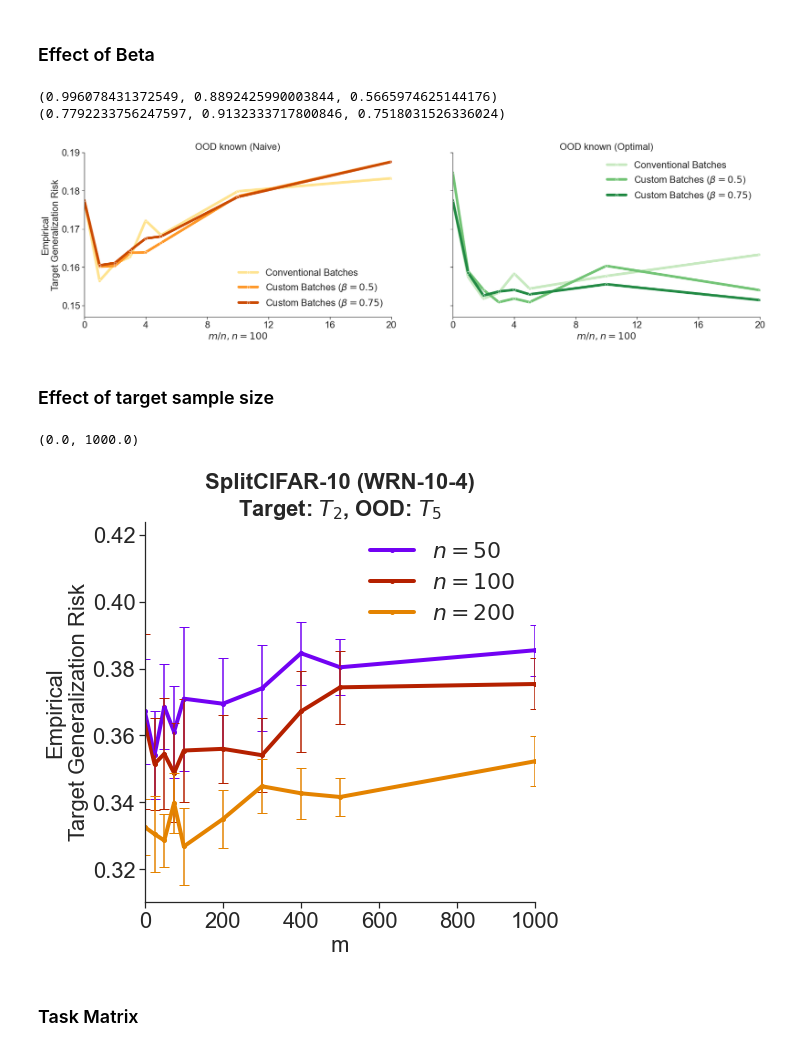
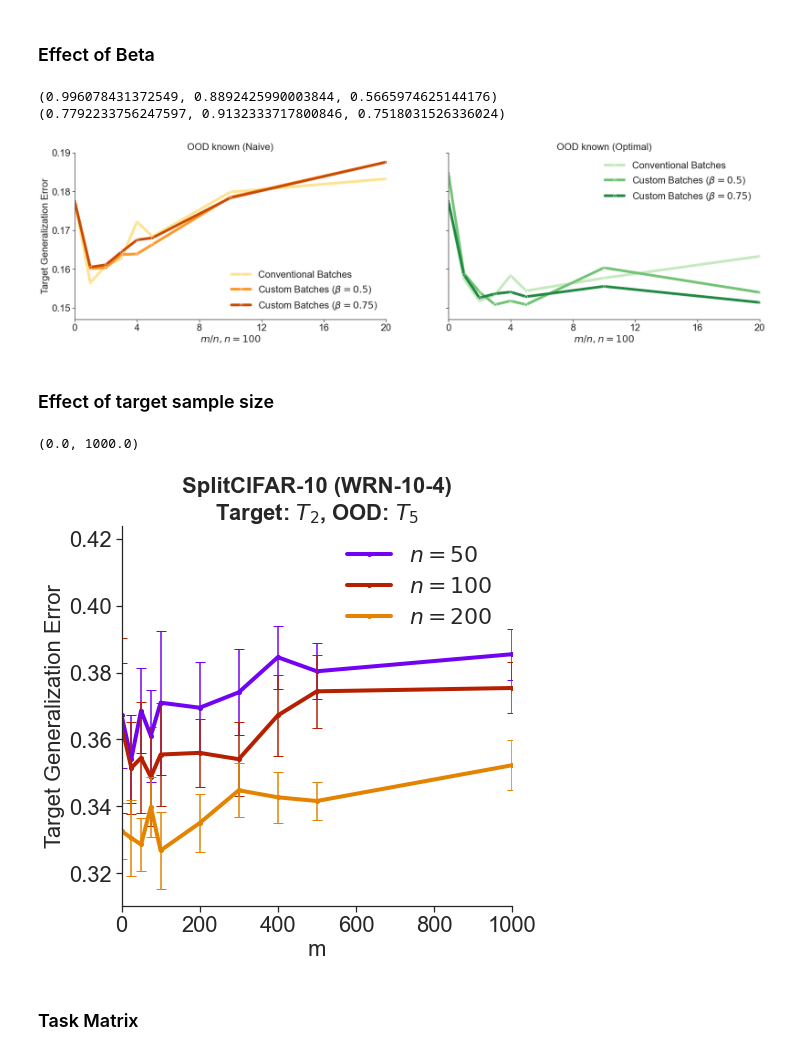
Before and after one commit to neurodata/value-of-ood-data, a Jupyter notebook: notebooks/3-deepnets.ipynb, the cells around one changed output. Drawn from its saved outputs; the diff is of its cells as text; code cells hidden in the pictures.

```diff
--- a/notebooks/3-deepnets.ipynb
+++ b/notebooks/3-deepnets.ipynb
@@ -431,7 +428,7 @@ for i, df in enumerate(dfs):
     ci = 1.96 * std_error / np.sqrt(reps)
     ax.plot(m_n, avg_error , color=cmap[i], label=label_list[i], lw=lw, marker='o', markersize=markersize)
     ax.errorbar(m_n, avg_error, yerr=ci, color=cmap[i], solid_capstyle='projecting', capsize=5)
-    ax.set_ylabel("Empirical" + "\n" + "Target Generalization Risk", fontsize=fontsize)
+    ax.set_ylabel("Target Generalization Error", fontsize=fontsize)
     ax.set_xlabel("m/n, n = {}".format(n), fontsize=fontsize)
     ax.set_title("SplitCIFAR-10 (WRN-10-2)" + "\n" + r"Target: $T_2$, OOD: $T_5$", fontsize=fontsize, fontweight="bold")
     ax.tick_params(axis='x', labelsize=labelsize)
@@ -531,7 +528,7 @@ for k, df in enumerate(dfs):
     ax.set_ylabel("Target Error")
     ax.set_xlabel("m/n, n=30")
 
-    ax.set_ylabel("Empirical" + "\n" + "Target Generalization Risk", fontsize=fontsize)
+    ax.set_ylabel("Target Generalization Error", fontsize=fontsize)
     ax.set_xlabel("m/n, n = {}".format(n), fontsize=fontsize)
     ax.set_title("PACS" + "\n" + "Target: Photo, OOD: Sketch (WRN-16-4)", fontsize=titlesize,  fontweight="bold")
 
@@ -588,7 +585,7 @@ for l, pair in enumerate(pairs):
         ax.yaxis.set_major_formatter(FormatStrFormatter('%.2f'))
 
         if l==1:
-            ax.set_ylabel("Empirical" + "\n" + "Target Generalization Risk", fontsize=fontsize)
+            ax.set_ylabel("Target Generalization Error", fontsize=fontsize)
         else:
             ax.set_ylabel("")
 
@@ -746,7 +743,7 @@ sns.lineplot(data=dfm, x="m", y="Risk", hue="Task", ax=ax, marker="o", markersiz
 
 m_sizes = df['m']
 
-ax.set_ylabel("Empirical" + "\n" + "Target Gen. Risk", fontsize=fontsize)
+ax.set_ylabel("Target Gen. Error", fontsize=fontsize)
 ax.set_title("SplitCIFAR-10 (SmallConv)" + "\n" + "Target: $T_1$, OOD: $T_5$", fontsize=fontsize, fontweight="bold")
 ax.set_xlim([min(m_sizes), max(m_sizes)])
 ax.set_xlabel(" ")
@@ -838,7 +835,7 @@ for i, type in enumerate(types):
 
     ax.legend(frameon=False, fontsize=fontsize)
     if i == 0:
-        ax.set_ylabel("Empirical" + "\n" + "Target Generalization Risk", fontsize=fontsize)
+        ax.set_ylabel("Target Generalization Error", fontsize=fontsize)
     else:
         ax.set_ylabel(" ")
     ax.set_xlabel(r"$m/n, n=100$", fontsize=fontsize)
@@ -859,7 +856,7 @@ plt.show()
 # %% [output]
 (0.996078431372549, 0.8892425990003844, 0.5665974625144176)
 (0.7792233756247597, 0.9132333717800846, 0.7518031526336024)
-[figure, old version]
+[figure, new version]
 # %%
 fig.savefig("../paper/figs/14-effect-of-beta.pdf", bbox_inches="tight")
 # %% [markdown]
@@ -918,35 +915,35 @@ lw = 4
 markersize=4
 
 dfs = [df_50, df_100, df_200]
 n_list = [50, 100, 200]
 cmap = [plt.cm.gnuplot(i) for i in np.linspace(0.2, 0.8, len(n_list))]
 
 fig, ax = plt.subplots(figsize=(7, 7))
 sns.despine()
 reps = 10
 
 for i, df in enumerate(dfs):
     df = df.sort_values(by=['m_n']).reset_index(drop=True)
     m = df['m_n'].to_numpy() * n_list[i]
     avg_error = df['avg_error'].to_numpy()
     std_error = df['std_error'].to_numpy()
 
     ci = 1.96 * std_error / np.sqrt(reps)
     ax.plot(m, avg_error , color=cmap[i], lw=lw, marker='o', markersize=markersize, label=r"$n = {}$".format(n_list[i]))
     ax.errorbar(m, avg_error, yerr=ci, color=cmap[i], solid_capstyle='projecting', capsize=5)
-    ax.set_ylabel("Empirical"+ "\n" + "Target Generalization Risk", fontsize=fontsize)
+    ax.set_ylabel("Target Generalization Error", fontsize=fontsize)
     ax.set_xlabel("m", fontsize=fontsize)
     ax.set_title("SplitCIFAR-10 (WRN-10-4)" + "\n" + r"Target: $T_2$, OOD: $T_5$", fontsize=fontsize, fontweight='bold')
     ax.tick_params(axis='x', labelsize=labelsize)
     ax.tick_params(axis='y', labelsize=labelsize)
 ax.legend(fontsize=labelsize, frameon=False)
 ax.grid(False)
 ax.set_xlim([0, 1000])
 # legend = ax.legend(bbox_to_anchor=(1.04, 0.5), loc="center left", fontsize=labelsize, frameon=False, title="Blur Level\n     ($\sigma$)")
 # legend.get_title().set_fontsize(fontsize)
 # %% [output]
 (0.0, 1000.0)
-[figure, old version]
+[figure, new version]
 # %%
 fig.savefig("../paper/figs/15-effect-of-target-samples-cifar10.pdf", bbox_inches="tight")
 # %% [markdown]
```
Also changed, not shown: parts of 11 cells of this notebook, 3 other files.
